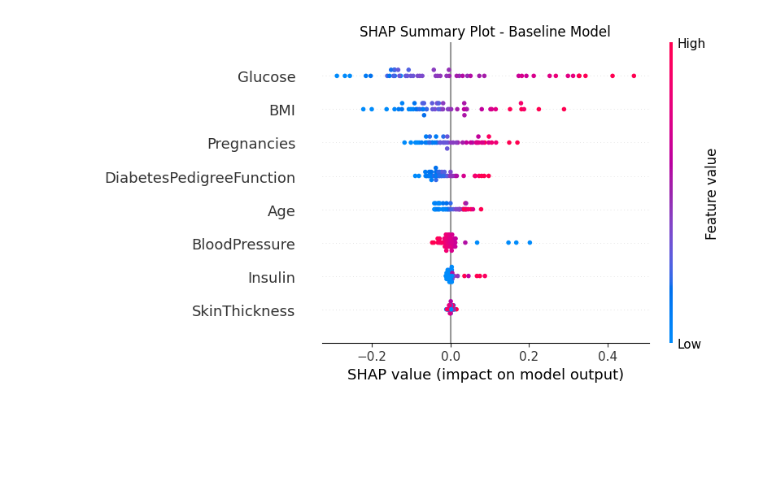
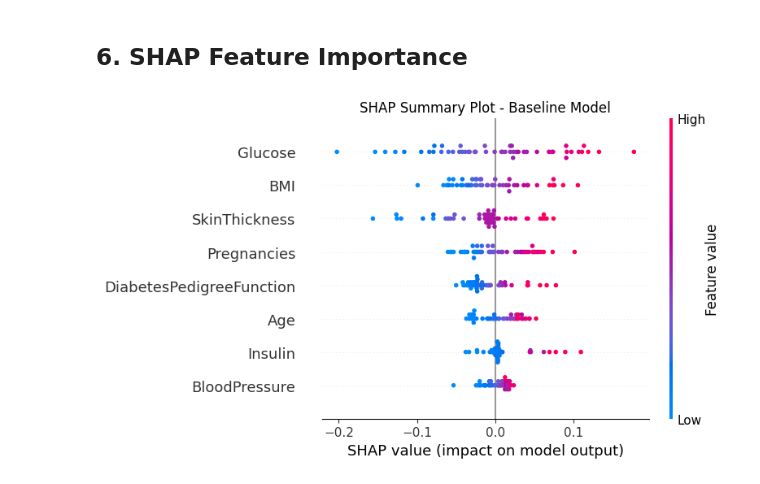
Before and after one commit to raguig/MultiFedX-DiabMor, a Jupyter notebook: notebooks/01_centralized_baseline.ipynb, the cells around one changed output. Cells and saved outputs as stored; diff of their text form; code cells hidden in the pictures; blank space fills up the shorter version.

```diff
--- a/notebooks/01_centralized_baseline.ipynb
+++ b/notebooks/01_centralized_baseline.ipynb
@@ -124,18 +267,0 @@ weighted avg       0.71      0.71      0.71       154
-# %%
-from sklearn.model_selection import train_test_split
-
-# Split train into train + val
-X_train, X_val, y_train, y_val = train_test_split(
-    X_train, y_train, test_size=0.2, random_state=42, stratify=y_train
-)
-
-X_train_t = torch.tensor(X_train, dtype=torch.float32)
-y_train_t = torch.tensor(y_train, dtype=torch.float32).unsqueeze(1)
-X_val_t   = torch.tensor(X_val, dtype=torch.float32)
-y_val_t   = torch.tensor(y_val, dtype=torch.float32).unsqueeze(1)
-
-train_ds = TensorDataset(X_train_t, y_train_t)
-val_ds   = TensorDataset(X_val_t, y_val_t)
-
-train_loader = DataLoader(train_ds, batch_size=32, shuffle=True)
-val_loader   = DataLoader(val_ds, batch_size=32, shuffle=False)
@@ -218,27 +268,35 @@ weighted avg       0.71      0.71      0.71       154
+# %% [markdown]
+## 6. SHAP Feature Importance
 # %%
 import shap
 import matplotlib.pyplot as plt
 
-# Background: use first 100 training samples (good size for KernelExplainer)
-background = X_train_t[:100].numpy()   # convert to numpy array
+# Background: use first 100 training samples
+background = X_train_t[:100].numpy()
 
-# Wrapper function (already defined – make sure it's above this cell)
 def model_predict_proba_numpy(data):
+    """Wrapper that returns probabilities from raw numpy input."""
+    model.eval()
     data_t = torch.tensor(data, dtype=torch.float32)
     with torch.no_grad():
-        return model(data_t).numpy().flatten()   # returns 1D array of probabilities
+        logits = model(data_t).numpy().flatten()
+    return 1.0 / (1.0 + np.exp(-logits))   # sigmoid
 
-# Create explainer using the FUNCTION we defined
+# Create explainer
 explainer = shap.KernelExplainer(model_predict_proba_numpy, background)
 
-# Compute SHAP values – on a subset of test data to keep it fast (~1-3 minutes)
-shap_values = explainer.shap_values(X_test[:50])   # or X_test_t[:50].numpy() if needed
+# Compute SHAP values on a subset of test data
+shap_values = explainer.shap_values(X_test_scaled[:50])
 
-# Summary plot (beeswarm) – shows global feature importance
-shap.summary_plot(shap_values, X_test[:50], feature_names=df.columns[:-1], show=False)
+# Summary plot
+shap.summary_plot(
+    shap_values, X_test_scaled[:50],
+    feature_names=df.columns[:-1],
+    show=False
+)
 plt.title("SHAP Summary Plot - Baseline Model")
 plt.tight_layout()
 plt.savefig('../results/shap_summary_baseline.png')
 plt.show()
 # %% [output]
-[figure, old version]
+[figure, new version]
```
Also changed, not shown: parts of 13 cells of this notebook, 2 other files.
